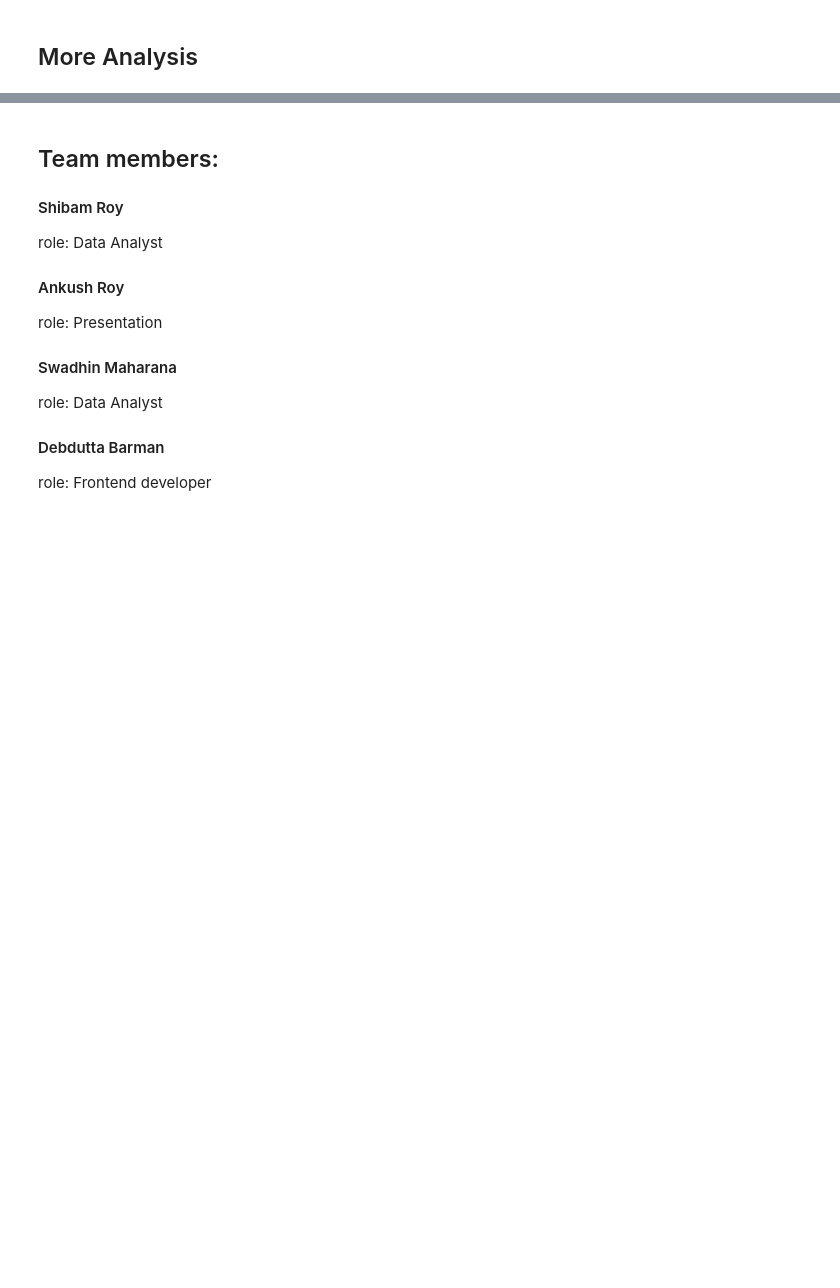
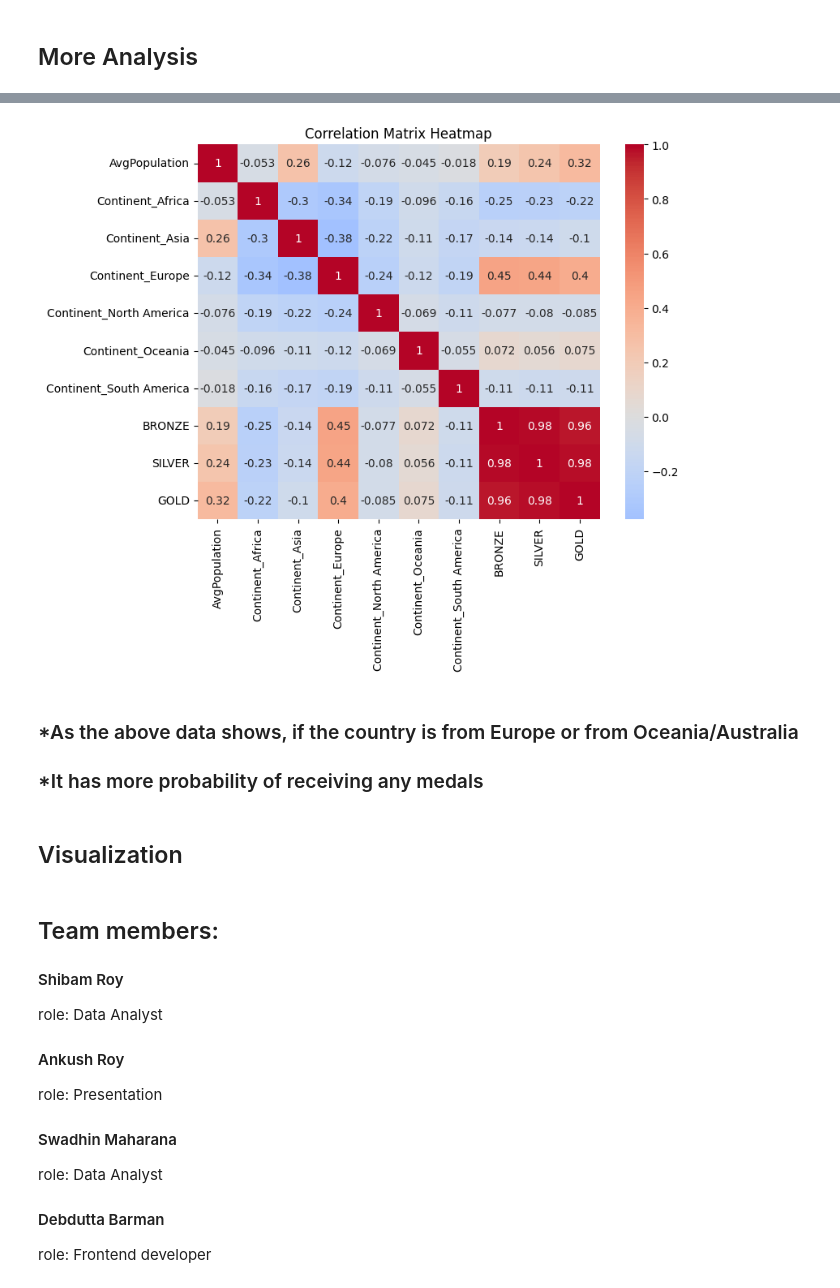
Before and after one commit to ShibamRoy9826/GeeksForGeeks-Hackathon-DataAnalysis-OlympicsData, a Jupyter notebook: GeeksForGeeks-Hackathon-Data-Analysis.ipynb, the cells around one changed output, grey strips where cells are left out. Cells and saved outputs as stored; diff of their text form; code cells hidden in the pictures; blank space fills up the shorter version.

```diff
--- a/GeeksForGeeks-Hackathon-Data-Analysis.ipynb
+++ b/GeeksForGeeks-Hackathon-Data-Analysis.ipynb
@@ -532,0 +671,3 @@ df.age.isnull().sum()
+# %%
+population=population.drop(['2022 Population','2020 Population','2015 Population','2010 Population','2000 Population'],axis=1)
+population=population.rename(columns={'Country/Territory':'country_name','AvgPopulation':'AvgPopulation'})
@@ -532,0 +684,2 @@ df.age.isnull().sum()
+# %%
+newDf=pandas.merge(pivot_table, population, how='inner', on='country_name')
@@ -532,0 +714,4 @@ df.age.isnull().sum()
+# %%
+newDf=pandas.get_dummies(newDf, columns=['Continent'])
+# %%
+correlation_matrix = newDf[['AvgPopulation','Continent_Africa','Continent_Asia','Continent_Europe','Continent_North America','Continent_Oceania','Continent_South America', 'BRONZE', 'SILVER', 'GOLD']].corr()
@@ -533,3 +732,15 @@ df.age.isnull().sum()
+# %%
+plt.figure(figsize=(8, 6))
+sns.heatmap(correlation_matrix, annot=True, cmap='coolwarm', center=0)
+plt.title('Correlation Matrix Heatmap')
+plt.show()
+# %% [output]
+[figure, added]
+# %% [markdown]
+### *As the above data shows, if the country is from Europe or from Oceania/Australia
+### *It has more probability of receiving any medals
+# %% [markdown]
+## Visualization
 # %% [markdown]
 ## Team members:
 
```
Also changed, not shown: parts of 45 cells of this notebook.
